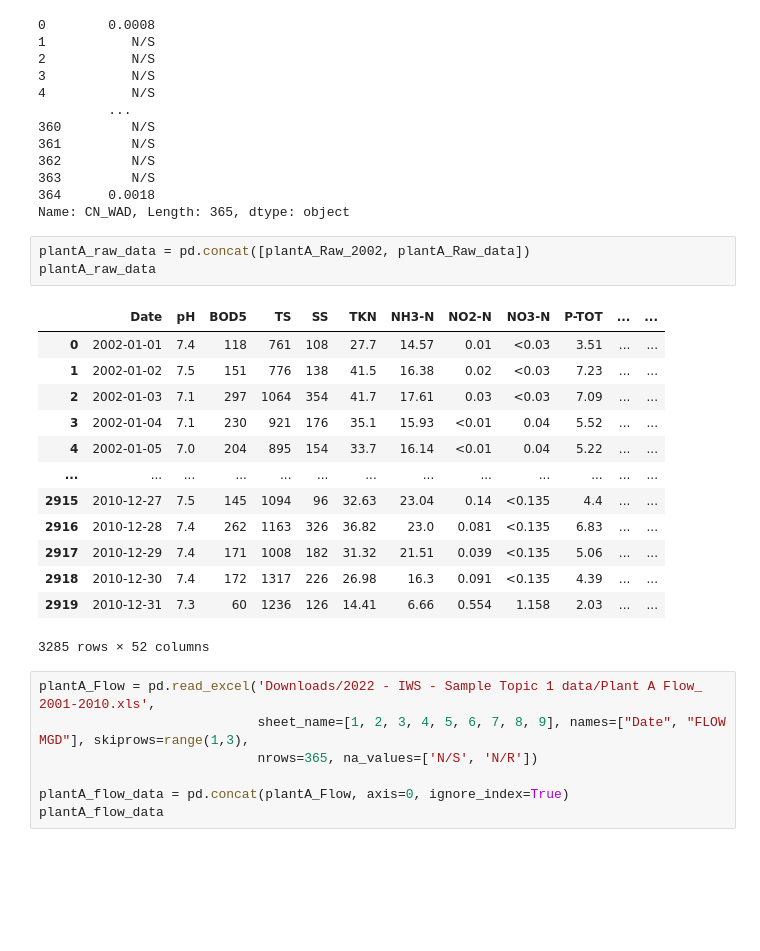
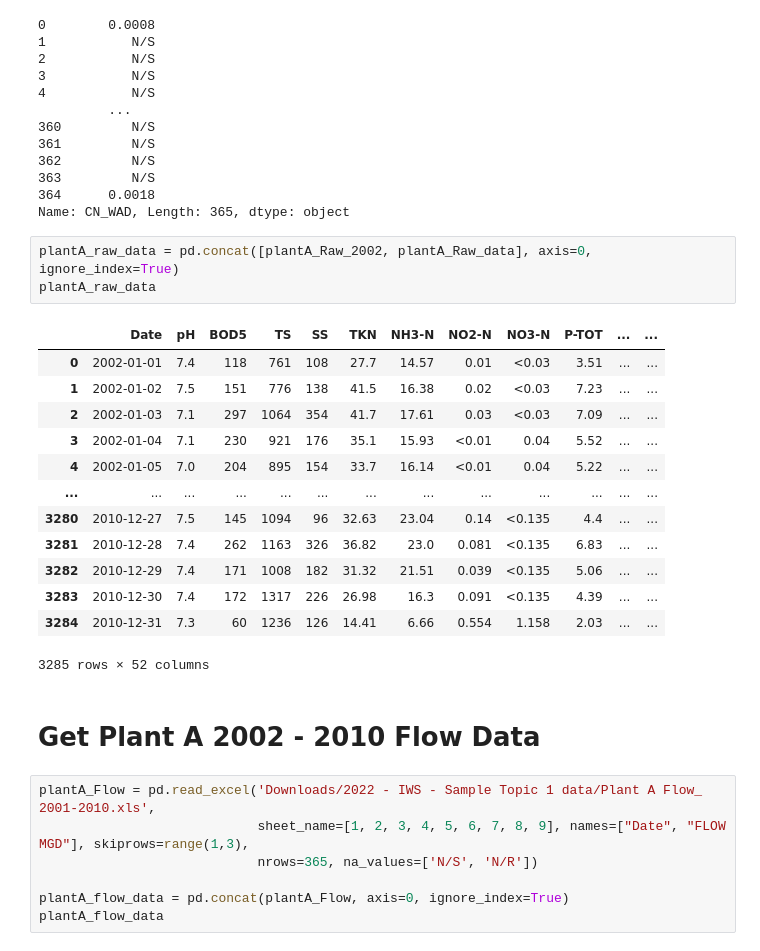
Before and after one commit to ArthurGit2019/IWS-Challenge, a Jupyter notebook: IWS.ipynb, the cells around one changed output. Saved outputs shown, nothing was run; the diff lists cells and outputs as text; blank space fills up the shorter version.

```diff
--- a/IWS.ipynb
+++ b/IWS.ipynb
@@ -91,22 +93,24 @@ plantA_Raw_2002["CN_WAD"]
 364      0.0018
 Name: CN_WAD, Length: 365, dtype: object
 # %%
-plantA_raw_data = pd.concat([plantA_Raw_2002, plantA_Raw_data])
+plantA_raw_data = pd.concat([plantA_Raw_2002, plantA_Raw_data], axis=0, ignore_index=True)
 plantA_raw_data
 # %% [output]
 |  | Date | pH | BOD5 | TS | SS | TKN | NH3-N | NO2-N | NO3-N | P-TOT | ... | ... |
 | 0 | 2002-01-01 | 7.4 | 118 | 761 | 108 | 27.7 | 14.57 | 0.01 | <0.03 | 3.51 | ... | ... |
 | 1 | 2002-01-02 | 7.5 | 151 | 776 | 138 | 41.5 | 16.38 | 0.02 | <0.03 | 7.23 | ... | ... |
 | 2 | 2002-01-03 | 7.1 | 297 | 1064 | 354 | 41.7 | 17.61 | 0.03 | <0.03 | 7.09 | ... | ... |
 | 3 | 2002-01-04 | 7.1 | 230 | 921 | 176 | 35.1 | 15.93 | <0.01 | 0.04 | 5.52 | ... | ... |
 | 4 | 2002-01-05 | 7.0 | 204 | 895 | 154 | 33.7 | 16.14 | <0.01 | 0.04 | 5.22 | ... | ... |
 | ... | ... | ... | ... | ... | ... | ... | ... | ... | ... | ... | ... | ... |
-| 2915 | 2010-12-27 | 7.5 | 145 | 1094 | 96 | 32.63 | 23.04 | 0.14 | <0.135 | 4.4 | ... | ... |
-| 2916 | 2010-12-28 | 7.4 | 262 | 1163 | 326 | 36.82 | 23.0 | 0.081 | <0.135 | 6.83 | ... | ... |
-| 2917 | 2010-12-29 | 7.4 | 171 | 1008 | 182 | 31.32 | 21.51 | 0.039 | <0.135 | 5.06 | ... | ... |
-| 2918 | 2010-12-30 | 7.4 | 172 | 1317 | 226 | 26.98 | 16.3 | 0.091 | <0.135 | 4.39 | ... | ... |
-| 2919 | 2010-12-31 | 7.3 | 60 | 1236 | 126 | 14.41 | 6.66 | 0.554 | 1.158 | 2.03 | ... | ... |
+| 3280 | 2010-12-27 | 7.5 | 145 | 1094 | 96 | 32.63 | 23.04 | 0.14 | <0.135 | 4.4 | ... | ... |
+| 3281 | 2010-12-28 | 7.4 | 262 | 1163 | 326 | 36.82 | 23.0 | 0.081 | <0.135 | 6.83 | ... | ... |
+| 3282 | 2010-12-29 | 7.4 | 171 | 1008 | 182 | 31.32 | 21.51 | 0.039 | <0.135 | 5.06 | ... | ... |
+| 3283 | 2010-12-30 | 7.4 | 172 | 1317 | 226 | 26.98 | 16.3 | 0.091 | <0.135 | 4.39 | ... | ... |
+| 3284 | 2010-12-31 | 7.3 | 60 | 1236 | 126 | 14.41 | 6.66 | 0.554 | 1.158 | 2.03 | ... | ... |
 3285 rows × 52 columns
+# %% [markdown]
+# Get Plant A 2002 - 2010 Flow Data
 # %%
 plantA_Flow = pd.read_excel('Downloads/2022 - IWS - Sample Topic 1 data/Plant A Flow_ 2001-2010.xls',
                             sheet_name=[1, 2, 3, 4, 5, 6, 7, 8, 9], names=["Date", "FLOW MGD"], skiprows=range(1,3),
```
Also changed, not shown: parts of 80 cells of this notebook.
